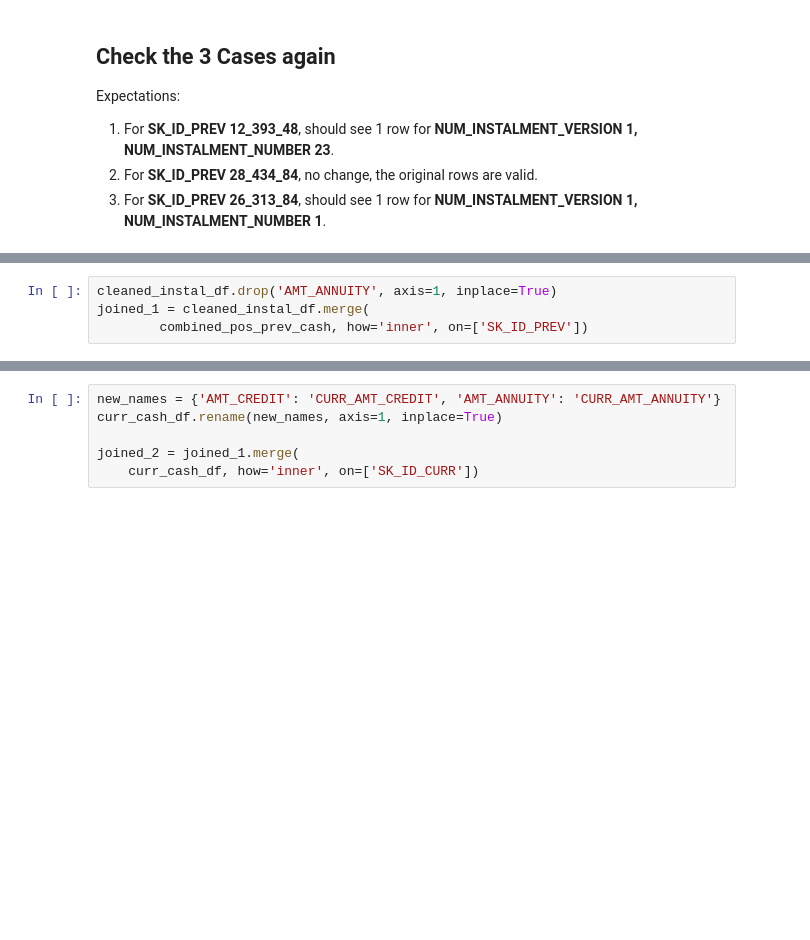
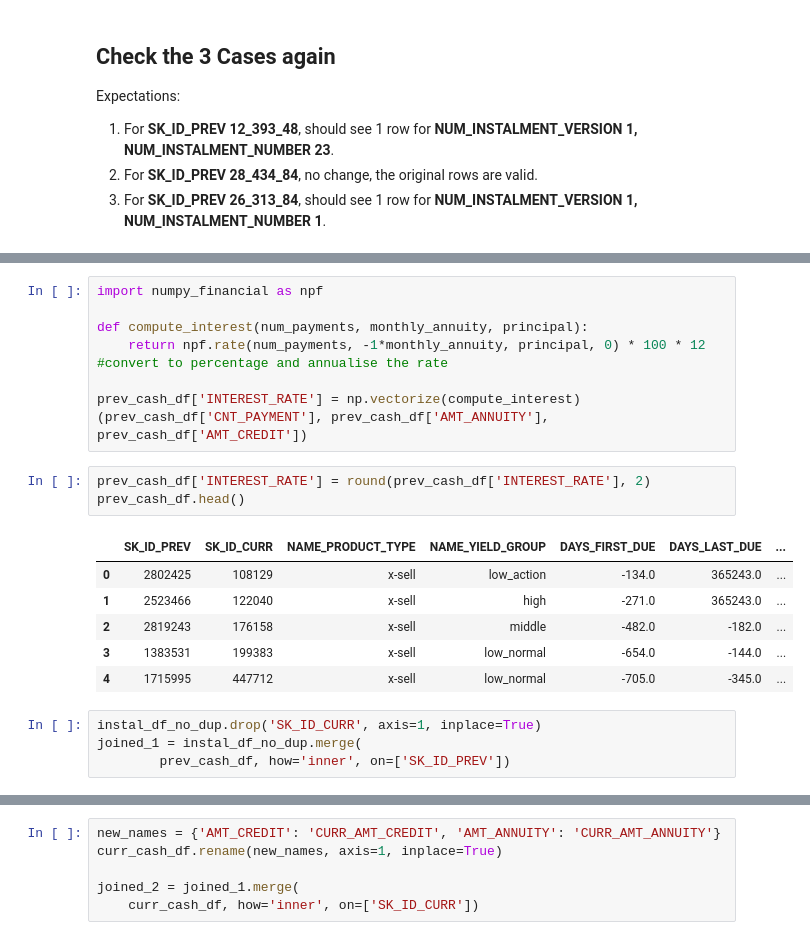
Before and after one commit to HoWeiChin/GA_Capstone, a Jupyter notebook: duplicate-removal.ipynb, the cells around one changed output, grey strips where cells are left out. Saved outputs shown, nothing was run; the diff lists cells and outputs as text; blank space fills up the shorter version.

Commit message:
Finalised logic for duplicates removal and computed interest rates.

```diff
--- a/duplicate-removal.ipynb
+++ b/duplicate-removal.ipynb
@@ -180,6 +195,23 @@ combined_pos_prev_cash = prev_cash_df[prev_cash_cols].merge(
+# %%
+import numpy_financial as npf
+
+def compute_interest(num_payments, monthly_annuity, principal):
+    return npf.rate(num_payments, -1*monthly_annuity, principal, 0) * 100 * 12 #convert to percentage and annualise the rate
+
+prev_cash_df['INTEREST_RATE'] = np.vectorize(compute_interest)(prev_cash_df['CNT_PAYMENT'], prev_cash_df['AMT_ANNUITY'], prev_cash_df['AMT_CREDIT'])
+# %%
+prev_cash_df['INTEREST_RATE'] = round(prev_cash_df['INTEREST_RATE'], 2)
+prev_cash_df.head()
+# %% [output]
+|  | SK_ID_PREV | SK_ID_CURR | NAME_PRODUCT_TYPE | NAME_YIELD_GROUP | DAYS_FIRST_DUE | DAYS_LAST_DUE | ... |
+| 0 | 2802425 | 108129 | x-sell | low_action | -134.0 | 365243.0 | ... |
+| 1 | 2523466 | 122040 | x-sell | high | -271.0 | 365243.0 | ... |
+| 2 | 2819243 | 176158 | x-sell | middle | -482.0 | -182.0 | ... |
+| 3 | 1383531 | 199383 | x-sell | low_normal | -654.0 | -144.0 | ... |
+| 4 | 1715995 | 447712 | x-sell | low_normal | -705.0 | -345.0 | ... |
 # %%
-cleaned_instal_df.drop('AMT_ANNUITY', axis=1, inplace=True)
-joined_1 = cleaned_instal_df.merge(
-        combined_pos_prev_cash, how='inner', on=['SK_ID_PREV'])
+instal_df_no_dup.drop('SK_ID_CURR', axis=1, inplace=True)
+joined_1 = instal_df_no_dup.merge(
+        prev_cash_df, how='inner', on=['SK_ID_PREV'])
 # %%
 joined_1.shape
```
Also changed, not shown: parts of 18 cells of this notebook.
